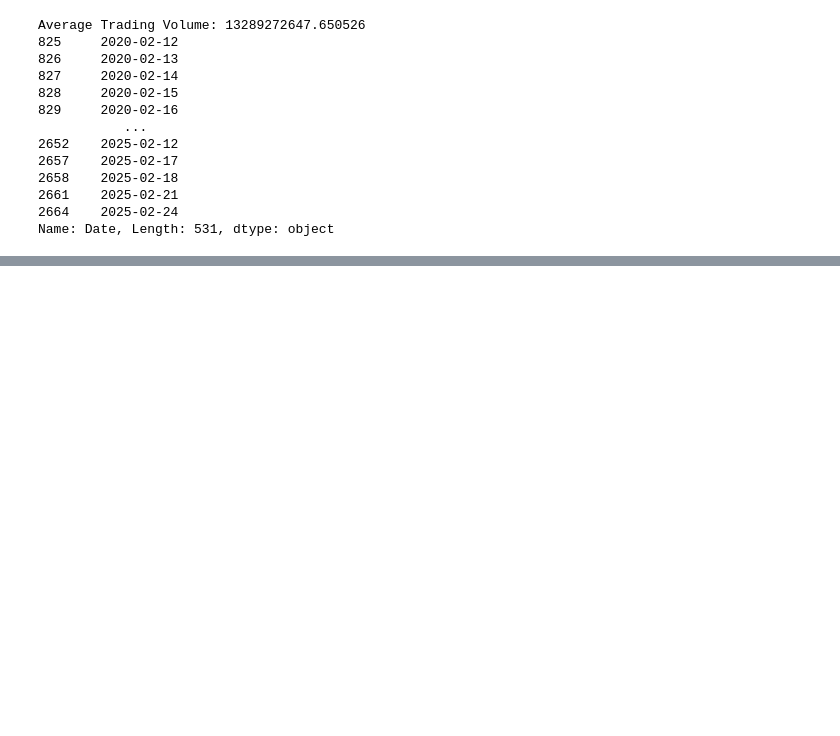
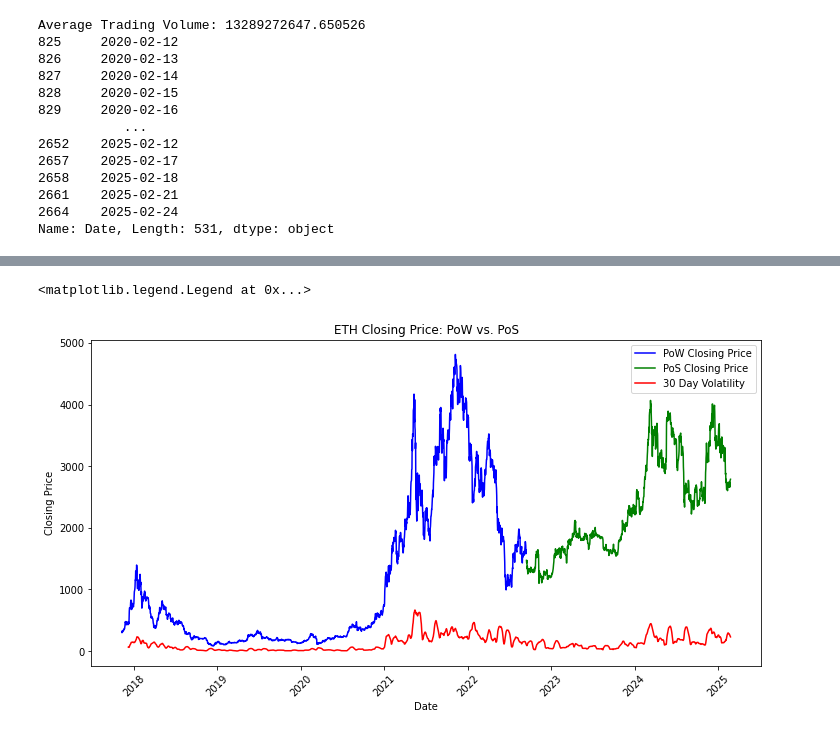
Before and after one commit to AaminaT/ethprediction, a Jupyter notebook: eth_analysis.ipynb, the cells around one changed output, grey strips where cells are left out. Cells and saved outputs as stored; diff of their text form; code cells hidden in the pictures; blank space fills up the shorter version.

```diff
--- a/eth_analysis.ipynb
+++ b/eth_analysis.ipynb
@@ -174,0 +216,17 @@ ValueError: Multi-dimensional indexing (e.g. `obj[:, None]`) is no longer suppor
+# %%
+# plotting date and closing price based on PoW and PoS
+plt.figure(figsize=(12, 6))
+plt.plot(sec_PoW["Date"], sec_PoW["Close"], color='blue', label="PoW Closing Price")
+
+# Plotting date and closing price for PoS
+plt.plot(sec_PoS["Date"], sec_PoS["Close"], color='green', label="PoS Closing Price")
+plt.plot(eth_stock["Date"], eth_stock["Volatility_30d"], color="red", label = "30 Day Volatility")
+
+plt.title('ETH Closing Price: PoW vs. PoS')
+plt.xlabel('Date')
+plt.ylabel('Closing Price')
+plt.xticks(rotation=45)
+plt.legend()
+# %% [output]
+<matplotlib.legend.Legend at 0x...>
+[figure, added]
```
Also changed, not shown: parts of 15 cells of this notebook.
